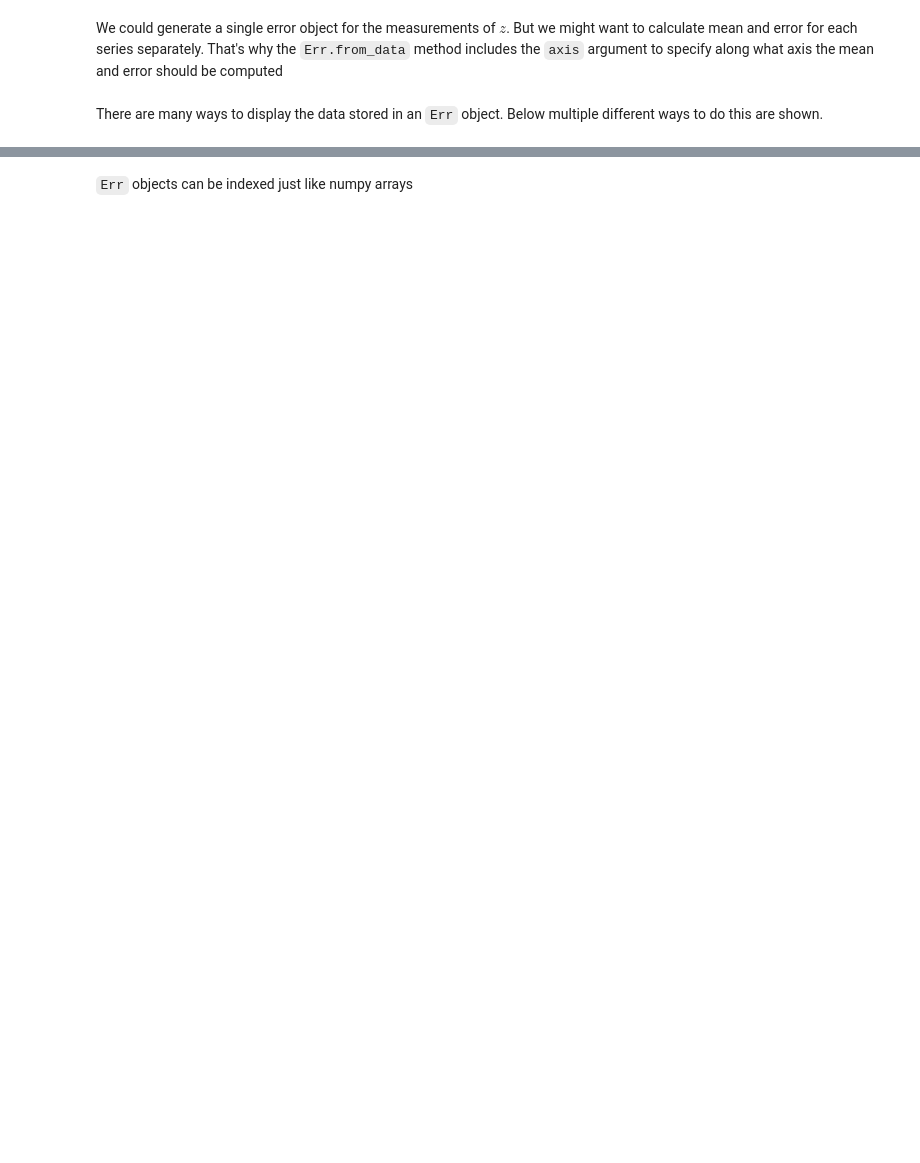
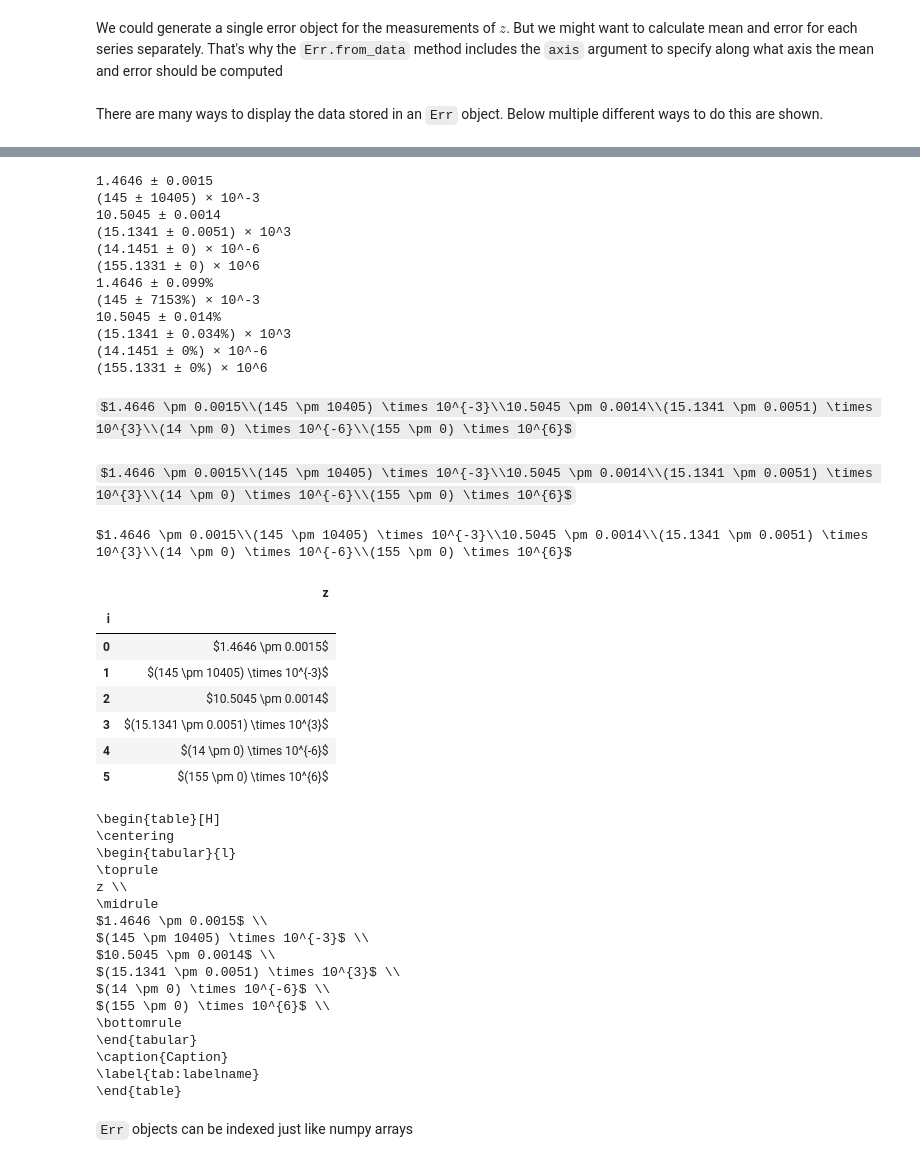
Before and after one commit to SecretGmG/PhysicsTool, a Jupyter notebook: examples.ipynb, the cells around one changed output, grey strips where cells are left out. Cells and saved outputs as stored; diff of their text form; code cells hidden in the pictures; some formulas as TeX source; blank space fills up the shorter version.

Commit message:
rewrote the entire display and to string logic

```diff
--- a/examples.ipynb
+++ b/examples.ipynb
@@ -120,3 +77,59 @@ $2.56\pm0.96$ \\
+# %%
+display_example_values = pt.Err(
+    [1.46464, 0.145450, 10.50451304183, 15134.135153, 0.00001414513, 155133141],
+    [0.001456789, 10.405013,0.001445134134, 5.1354513433, 0, 0]
+)
+display_example_table = pd.DataFrame({
+    'z' : display_example_values.latex_array()
+})
+display_example_table.index.name = 'i'
+
+print(display_example_values)
+print('\n'.join(display_example_values.string_array(relative=True)))
+display(display_example_values)
+pt.log(display_example_values, do_display = True, tex = stdout)
+pt.log(display_example_table)
+# %% [output]
+1.4646 ± 0.0015
+(145 ± 10405) × 10^-3
+10.5045 ± 0.0014
+(15.1341 ± 0.0051) × 10^3
+(14.1451 ± 0) × 10^-6
+(155.1331 ± 0) × 10^6
+1.4646 ± 0.099%
+(145 ± 7153%) × 10^-3
+10.5045 ± 0.014%
+(15.1341 ± 0.034%) × 10^3
+(14.1451 ± 0%) × 10^-6
+(155.1331 ± 0%) × 10^6
+$1.4646 \pm 0.0015\\(145 \pm 10405) \times 10^{-3}\\10.5045 \pm 0.0014\\(15.1341 \pm 0.0051) \times 10^{3}\\(14 \pm 0) \times 10^{-6}\\(155 \pm 0) \times 10^{6}$
+$1.4646 \pm 0.0015\\(145 \pm 10405) \times 10^{-3}\\10.5045 \pm 0.0014\\(15.1341 \pm 0.0051) \times 10^{3}\\(14 \pm 0) \times 10^{-6}\\(155 \pm 0) \times 10^{6}$
+$1.4646 \pm 0.0015\\(145 \pm 10405) \times 10^{-3}\\10.5045 \pm 0.0014\\(15.1341 \pm 0.0051) \times 10^{3}\\(14 \pm 0) \times 10^{-6}\\(155 \pm 0) \times 10^{6}$
+|  | z |
+| i |  |
+| 0 | $1.4646 \pm 0.0015$ |
+| 1 | $(145 \pm 10405) \times 10^{-3}$ |
+| 2 | $10.5045 \pm 0.0014$ |
+| 3 | $(15.1341 \pm 0.0051) \times 10^{3}$ |
+| 4 | $(14 \pm 0) \times 10^{-6}$ |
+| 5 | $(155 \pm 0) \times 10^{6}$ |
+\begin{table}[H]
+\centering
+\begin{tabular}{l}
+\toprule
+z \\
+\midrule
+$1.4646 \pm 0.0015$ \\
+$(145 \pm 10405) \times 10^{-3}$ \\
+$10.5045 \pm 0.0014$ \\
+$(15.1341 \pm 0.0051) \times 10^{3}$ \\
+$(14 \pm 0) \times 10^{-6}$ \\
+$(155 \pm 0) \times 10^{6}$ \\
+\bottomrule
+\end{tabular}
+\caption{Caption}
+\label{tab:labelname}
+\end{table}
 # %% [markdown]
 `Err` objects can be indexed just like numpy arrays
 # %%
```
Also changed, not shown: parts of 12 cells of this notebook, 3 other files.
